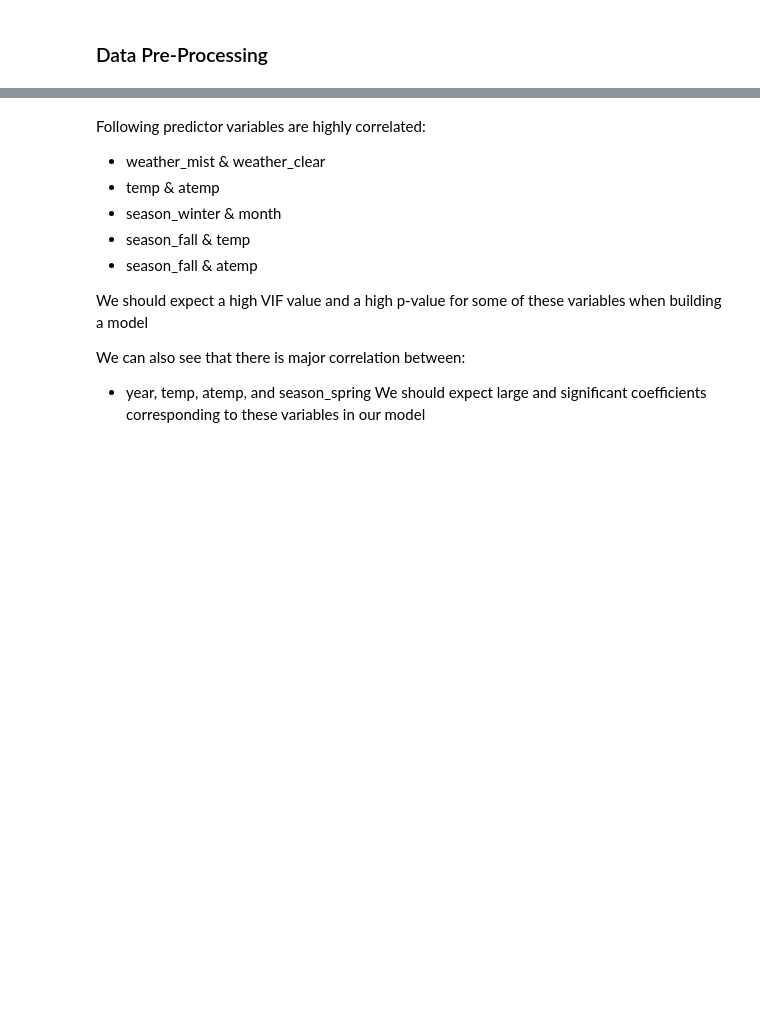
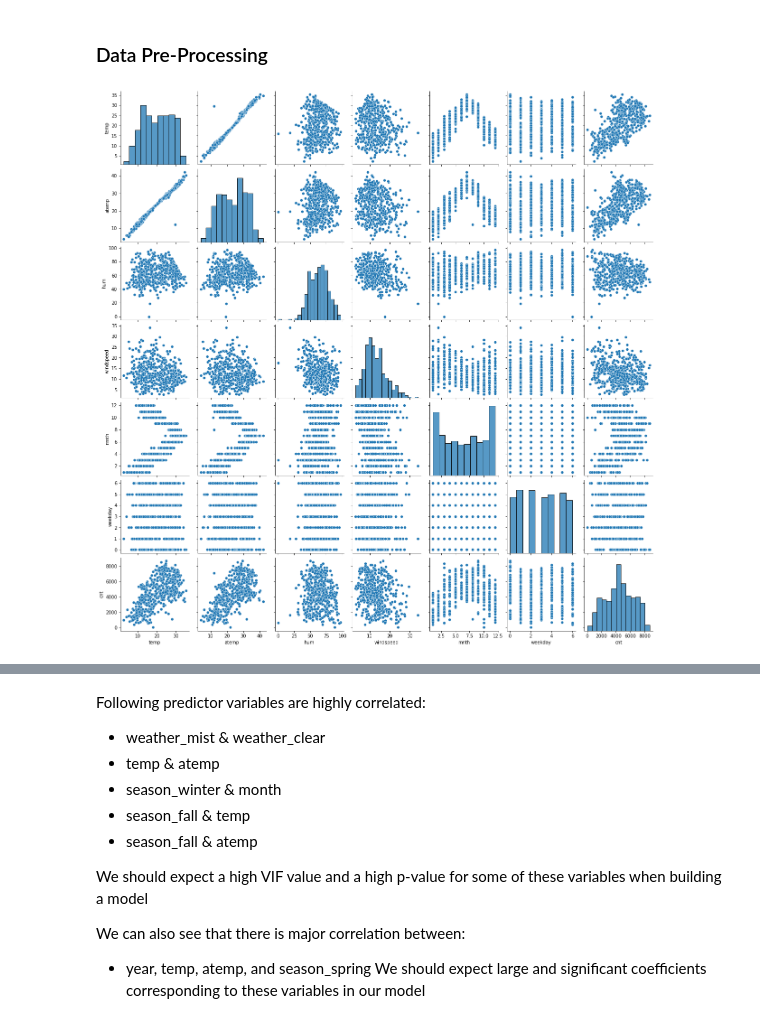
Before and after one commit to tthakur2015/Machine-Learning, a Jupyter notebook: Bike Sharing Case Study - Linear Regression.ipynb, the cells around one changed output, grey strips where cells are left out. Cells and saved outputs as stored; diff of their text form; code cells hidden in the pictures; blank space fills up the shorter version.

```diff
--- a/Bike Sharing Case Study - Linear Regression.ipynb
+++ b/Bike Sharing Case Study - Linear Regression.ipynb
@@ -132,3 +136,9 @@ day_train, day_test = train_test_split(day, train_size = 0.7, test_size = 0.3, r
+# %%
+# Plotting a pairplot to visualize relationship between independent and target variables
+sns.pairplot(day_train[numVar])
+plt.show()
+# %% [output]
+[figure, added]
 # %%
 # Rescaling numerical features using min-max scaler
 scaler = MinMaxScaler()
```
Also changed, not shown: parts of 29 cells of this notebook.
